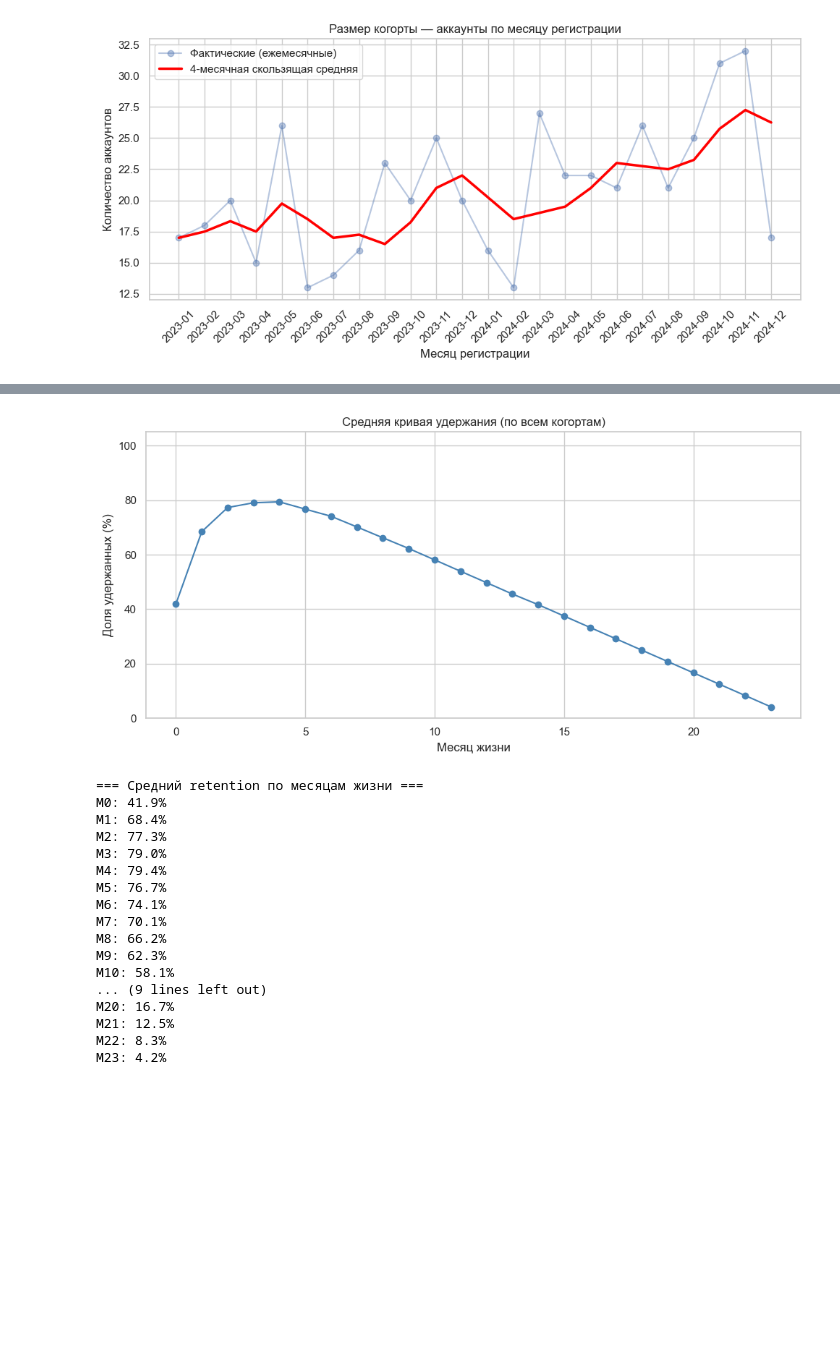
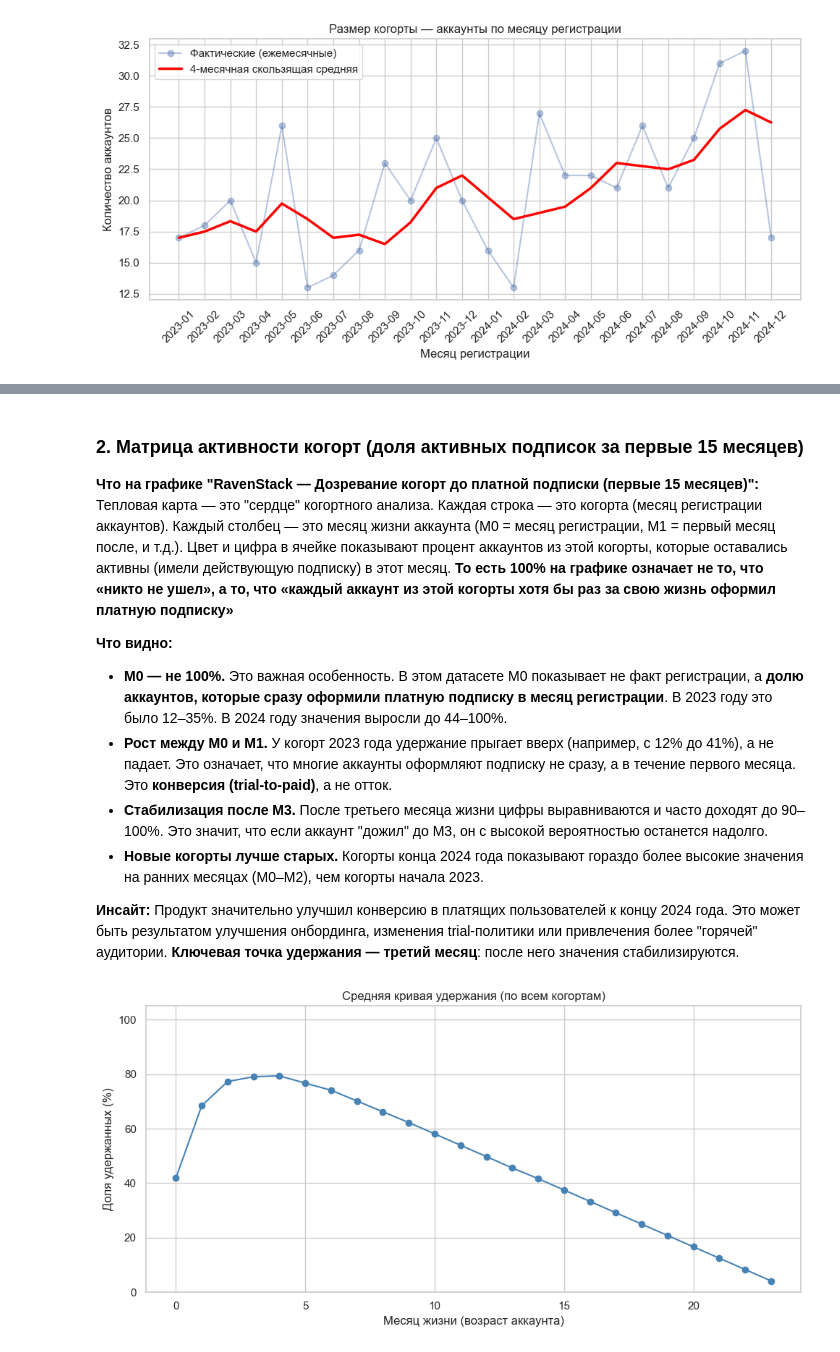
Before and after one commit to Sobolev-Misha/cohort_analytics, a Jupyter notebook: notebooks/main.ipynb, the cells around one changed output, grey strips where cells are left out. Saved outputs shown, nothing was run; the diff lists cells and outputs as text; code cells hidden in the pictures; blank space fills up the shorter version.

Commit message:
feat: add analysis of graphs and conclusion

```diff
--- a/notebooks/main.ipynb
+++ b/notebooks/main.ipynb
@@ -151,6 +151,9 @@ subscriptions['end_date'] = subscriptions['end_date'].fillna(max_date)
 Формула удержания: `Retention[M+n] = (число активных аккаунтов в M+n) / (размер когорты) × 100%`.
 # %%
 accounts["cohort"] = accounts["signup_date"].dt.to_period("M")
+
+# Сортируем подписки: по аккаунту и дате начала
+subs = subscriptions.sort_values(['account_id', 'start_date'])
 
 # присоединяем когорту к каждой подписке
 subs = subscriptions.merge(
@@ -163,22 +166,27 @@ subs = subscriptions.merge(
 records = []
 for _, row in subs.iterrows():
     start  = row["start_date"]
-    end    = row["end_date"] if pd.notna(row["end_date"]) else pd.Timestamp.today().normalize()
+    end    = row["end_date"]
     cohort = row["cohort"]
 
     for month in pd.period_range(start=start, end=end, freq="M"):
         life_month = (month - cohort).n
-        if life_month >= 0:   # защита от подписок, начавшихся до signup
+
+        # Записываем активность, только если это не будущее
+        if life_month >= 0:   # (защита от подписок, начавшихся до signup)
             records.append({
                 "account_id": row["account_id"],
                 "cohort":     cohort,
                 "life_month": life_month,
+                "month_period": month
             })
 
 # если у аккаунта две подписки в один месяц, считаем его активным один раз
-active = pd.DataFrame(records).drop_duplicates()
+active = pd.DataFrame(records)
+active = active[['account_id', 'cohort', 'life_month', 'month_period']].drop_duplicates()
 
-# матрица удержания
+# матрица удержания:
+# считаем размеры когорт
 cohort_sizes = accounts.groupby("cohort")["account_id"].nunique()
 
 retention_counts = (
@@ -253,36 +274,28 @@ plt.show()
+# %% [markdown]
+### 2. Матрица активности когорт (доля активных подписок за первые 15 месяцев)
+
+**Что на графике "RavenStack — Дозревание когорт до платной подписки (первые 15 месяцев)":**
+Тепловая карта — это "сердце" когортного анализа. Каждая строка — это когорта (месяц регистрации аккаунтов). Каждый столбец — это месяц жизни аккаунта (M0 = месяц регистрации, M1 = первый месяц после, и т.д.). Цвет и цифра в ячейке показывают процент аккаунтов из этой когорты, которые оставались активны (имели действующую подписку) в этот месяц. **То есть 100% на графике означает не то, что «никто не ушел», а то, что «каждый аккаунт из этой когорты хотя бы раз за свою жизнь оформил платную подписку»**
+
+**Что видно:**
+- **M0 — не 100%.** Это важная особенность. В этом датасете M0 показывает не факт регистрации, а **долю аккаунтов, которые сразу оформили платную подписку в месяц регистрации**. В 2023 году это было 12–35%. В 2024 году значения выросли до 44–100%.
+- **Рост между M0 и M1.** У когорт 2023 года удержание прыгает вверх (например, с 12% до 41%), а не падает. Это означает, что многие аккаунты оформляют подписку не сразу, а в течение первого месяца. Это **конверсия (trial-to-paid)**, а не отток.
+- **Стабилизация после M3.** После третьего месяца жизни цифры выравниваются и часто доходят до 90–100%. Это значит, что если аккаунт "дожил" до M3, он с высокой вероятностью останется надолго.
+- **Новые когорты лучше старых.** Когорты конца 2024 года показывают гораздо более высокие значения на ранних месяцах (M0–M2), чем когорты начала 2023.
+
+**Инсайт:**
+Продукт значительно улучшил конверсию в платящих пользователей к концу 2024 года. Это может быть результатом улучшения онбординга, изменения trial-политики или привлечения более "горячей" аудитории. **Ключевая точка удержания — третий месяц**: после него значения стабилизируются.
 # %%
 avg_by_month = retention.mean(axis=0)
 
 plt.figure(figsize=(10, 5))
 plt.plot(avg_by_month.index, avg_by_month.values, marker="o", color="steelblue")
 plt.title("Средняя кривая удержания (по всем когортам)")
-plt.xlabel("Месяц жизни")
+plt.xlabel("Месяц жизни (возраст аккаунта)")
 plt.ylabel("Доля удержанных (%)")
 plt.ylim(0, 105)
 plt.tight_layout()
-#plt.savefig("C://Users//misha//Documents//Pet_projects//Cohort_analysis//cohort_analytics//reports//retention_curve.png", dpi=150, bbox_inches="tight")
+
 plt.show()
-
-# Цифры в консоль — первые 24 месяцев
-print("_____ Средний retention по месяцам жизни _____")
-for m in avg_by_month.index[:24]:
-    print(f"M{m}: {avg_by_month[m]:.1f}%")
 # %% [output]
-[figure, old version]
+[figure, new version]
-=== Средний retention по месяцам жизни ===
-M0: 41.9%
-M1: 68.4%
-M2: 77.3%
-M3: 79.0%
-M4: 79.4%
-M5: 76.7%
-M6: 74.1%
-M7: 70.1%
-M8: 66.2%
-M9: 62.3%
-M10: 58.1%
-... (9 lines left out)
-M20: 16.7%
-M21: 12.5%
-M22: 8.3%
-M23: 4.2%
```
Also changed, not shown: parts of 6 cells of this notebook.
